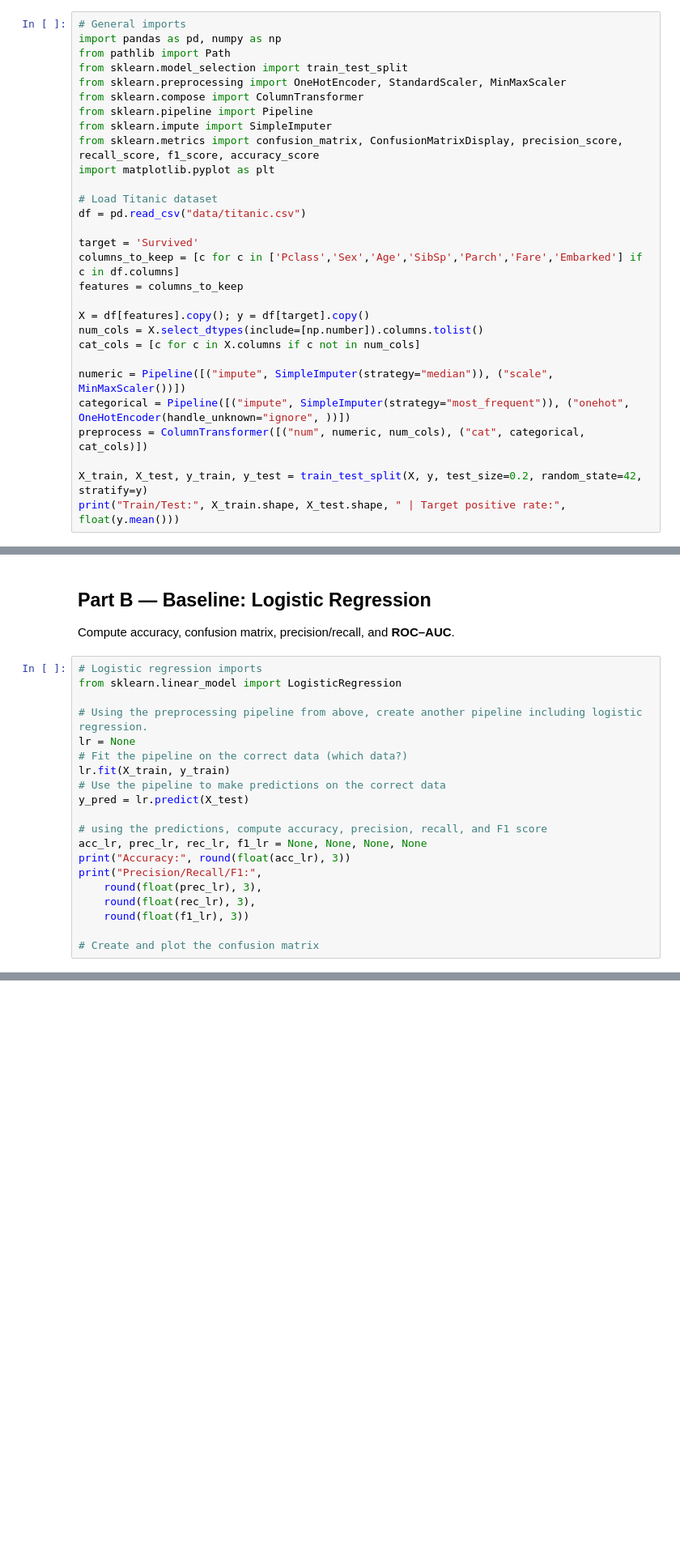
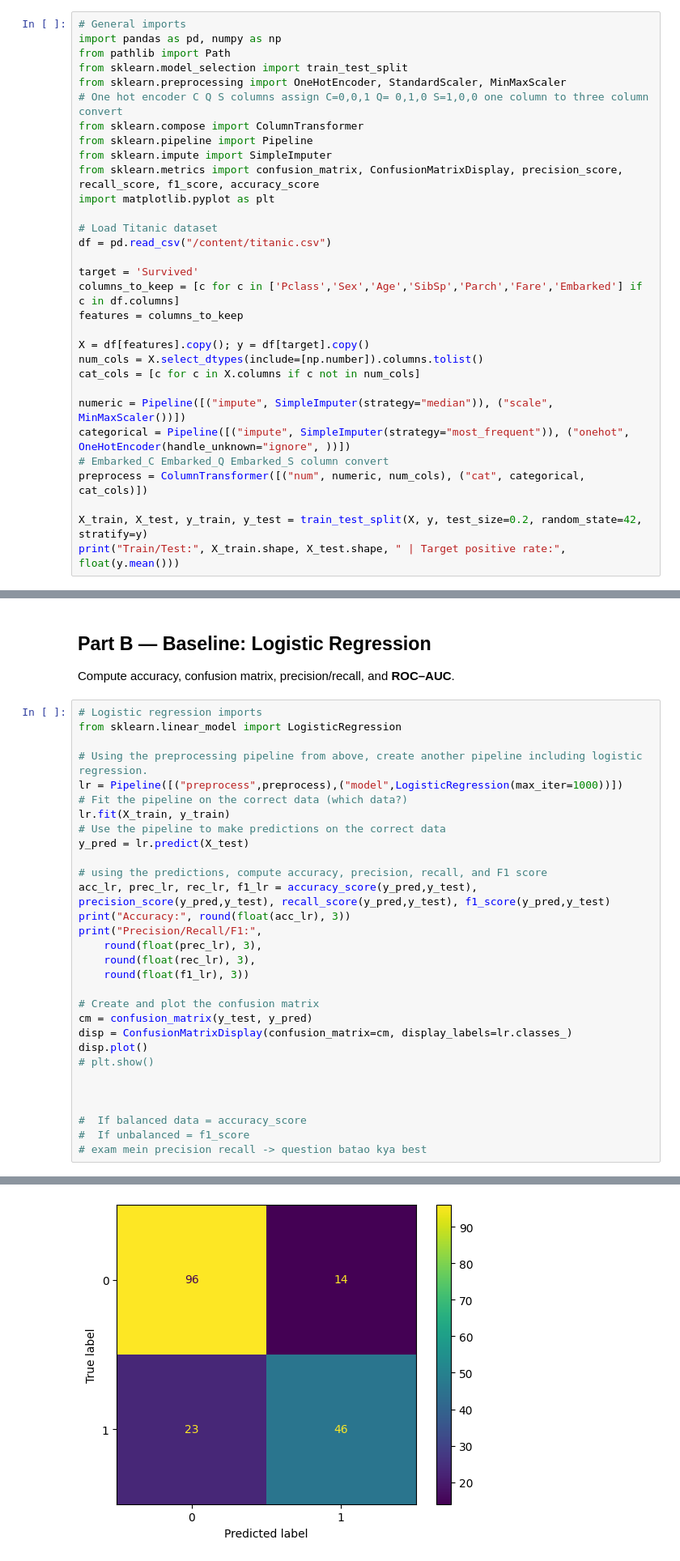
Before and after one commit to 1500-Shubham/Stockholm_University, a Jupyter notebook: DS/Lab4/classification_lab_student.ipynb, the cells around one changed output, grey strips where cells are left out. Shown: that part at 81% size. Saved outputs shown, nothing was run; the diff lists cells and outputs as text; blank space fills up the shorter version.

```diff
--- a/DS/Lab4/classification_lab_student.ipynb
+++ b/DS/Lab4/classification_lab_student.ipynb
@@ -153,6 +153,7 @@ import pandas as pd, numpy as np
 from pathlib import Path
 from sklearn.model_selection import train_test_split
 from sklearn.preprocessing import OneHotEncoder, StandardScaler, MinMaxScaler
+# One hot encoder C Q S columns assign C=0,0,1 Q= 0,1,0 S=1,0,0 one column to three column convert
 from sklearn.compose import ColumnTransformer
 from sklearn.pipeline import Pipeline
 from sklearn.impute import SimpleImputer
@@ -160,7 +161,7 @@ from sklearn.metrics import confusion_matrix, ConfusionMatrixDisplay, precision_
 import matplotlib.pyplot as plt
 
 # Load Titanic dataset
-df = pd.read_csv("data/titanic.csv")
+df = pd.read_csv("/content/titanic.csv")
 
 target = 'Survived'
 columns_to_keep = [c for c in ['Pclass','Sex','Age','SibSp','Parch','Fare','Embarked'] if c in df.columns]
@@ -172,6 +173,7 @@ cat_cols = [c for c in X.columns if c not in num_cols]
 
 numeric = Pipeline([("impute", SimpleImputer(strategy="median")), ("scale", MinMaxScaler())])
 categorical = Pipeline([("impute", SimpleImputer(strategy="most_frequent")), ("onehot", OneHotEncoder(handle_unknown="ignore", ))])
+# Embarked_C Embarked_Q Embarked_S column convert
 preprocess = ColumnTransformer([("num", numeric, num_cols), ("cat", categorical, cat_cols)])
 
 X_train, X_test, y_train, y_test = train_test_split(X, y, test_size=0.2, random_state=42, stratify=y)
@@ -184,14 +188,14 @@ Compute accuracy, confusion matrix, precision/recall, and **ROC–AUC**.
 from sklearn.linear_model import LogisticRegression
 
 # Using the preprocessing pipeline from above, create another pipeline including logistic regression.
-lr = None
+lr = Pipeline([("preprocess",preprocess),("model",LogisticRegression(max_iter=1000))])
 # Fit the pipeline on the correct data (which data?)
 lr.fit(X_train, y_train)
 # Use the pipeline to make predictions on the correct data
 y_pred = lr.predict(X_test)
 
 # using the predictions, compute accuracy, precision, recall, and F1 score
-acc_lr, prec_lr, rec_lr, f1_lr = None, None, None, None
+acc_lr, prec_lr, rec_lr, f1_lr = accuracy_score(y_pred,y_test), precision_score(y_pred,y_test), recall_score(y_pred,y_test), f1_score(y_pred,y_test)
 print("Accuracy:", round(float(acc_lr), 3))
 print("Precision/Recall/F1:",
     round(float(prec_lr), 3),
@@ -199,3 +203,14 @@ print("Precision/Recall/F1:",
     round(float(f1_lr), 3))
 
 # Create and plot the confusion matrix
+cm = confusion_matrix(y_test, y_pred)
+disp = ConfusionMatrixDisplay(confusion_matrix=cm, display_labels=lr.classes_)
+disp.plot()
+# plt.show()
+
+
+
+#  If balanced data = accuracy_score
+#  If unbalanced = f1_score
+# exam mein precision recall -> question batao kya best
+# %% [output]
@@ -202,3 +220,4 @@ print("Precision/Recall/F1:",
+[figure, added]
 # %% [markdown]
 ## Part C — Regularization (L2 vs L1) & Coefficients
 Compare **L2** and **L1** penalties and inspect coefficients.
```
Also changed, not shown: parts of 3 cells of this notebook.
